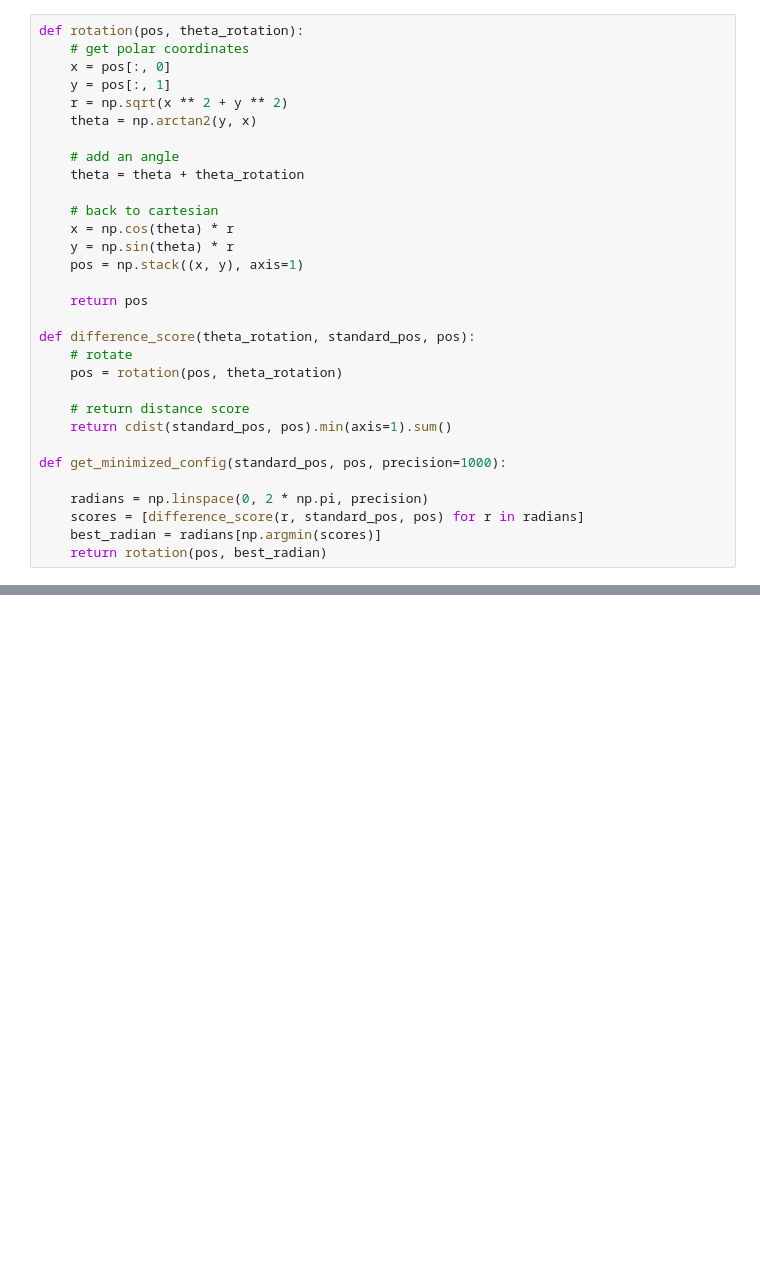
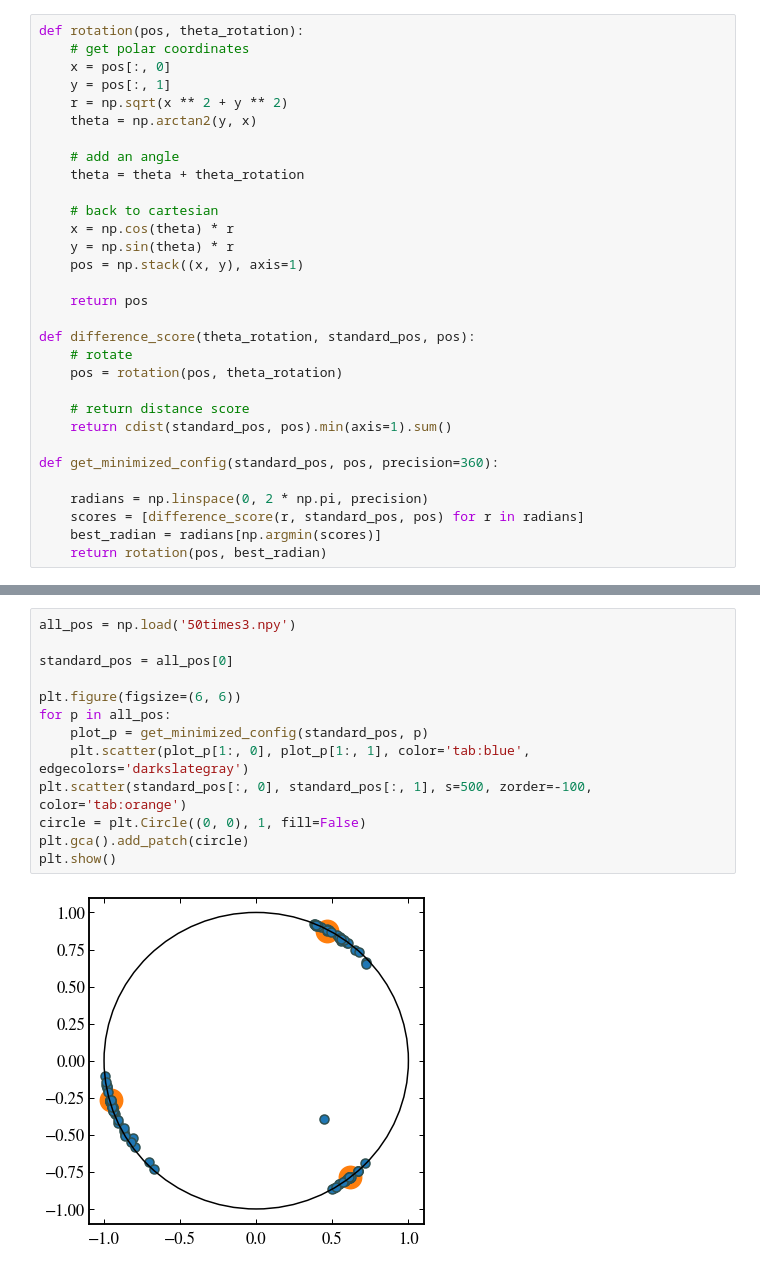
Before and after one commit to jasperw1999/SA-ChargeConfig, a Jupyter notebook: rotate_circle.ipynb, the cells around one changed output, grey strips where cells are left out. Cells and saved outputs as stored; diff of their text form; blank space fills up the shorter version.

```diff
--- a/rotate_circle.ipynb
+++ b/rotate_circle.ipynb
@@ -47,7 +45,7 @@ def difference_score(theta_rotation, standard_pos, pos):
     # return distance score
     return cdist(standard_pos, pos).min(axis=1).sum()
 
-def get_minimized_config(standard_pos, pos, precision=1000):
+def get_minimized_config(standard_pos, pos, precision=360):
 
     radians = np.linspace(0, 2 * np.pi, precision)
     scores = [difference_score(r, standard_pos, pos) for r in radians]
@@ -89,0 +86,15 @@ plt.show()
+# %%
+all_pos = np.load('50times3.npy')
+
+standard_pos = all_pos[0]
+
+plt.figure(figsize=(6, 6))
+for p in all_pos:
+    plot_p = get_minimized_config(standard_pos, p)
+    plt.scatter(plot_p[1:, 0], plot_p[1:, 1], color='tab:blue', edgecolors='darkslategray')
+plt.scatter(standard_pos[:, 0], standard_pos[:, 1], s=500, zorder=-100, color='tab:orange')
+circle = plt.Circle((0, 0), 1, fill=False)
+plt.gca().add_patch(circle)
+plt.show()
+# %% [output]
+[figure, added]
```
Also changed, not shown: parts of 4 cells of this notebook, 1 other file.
